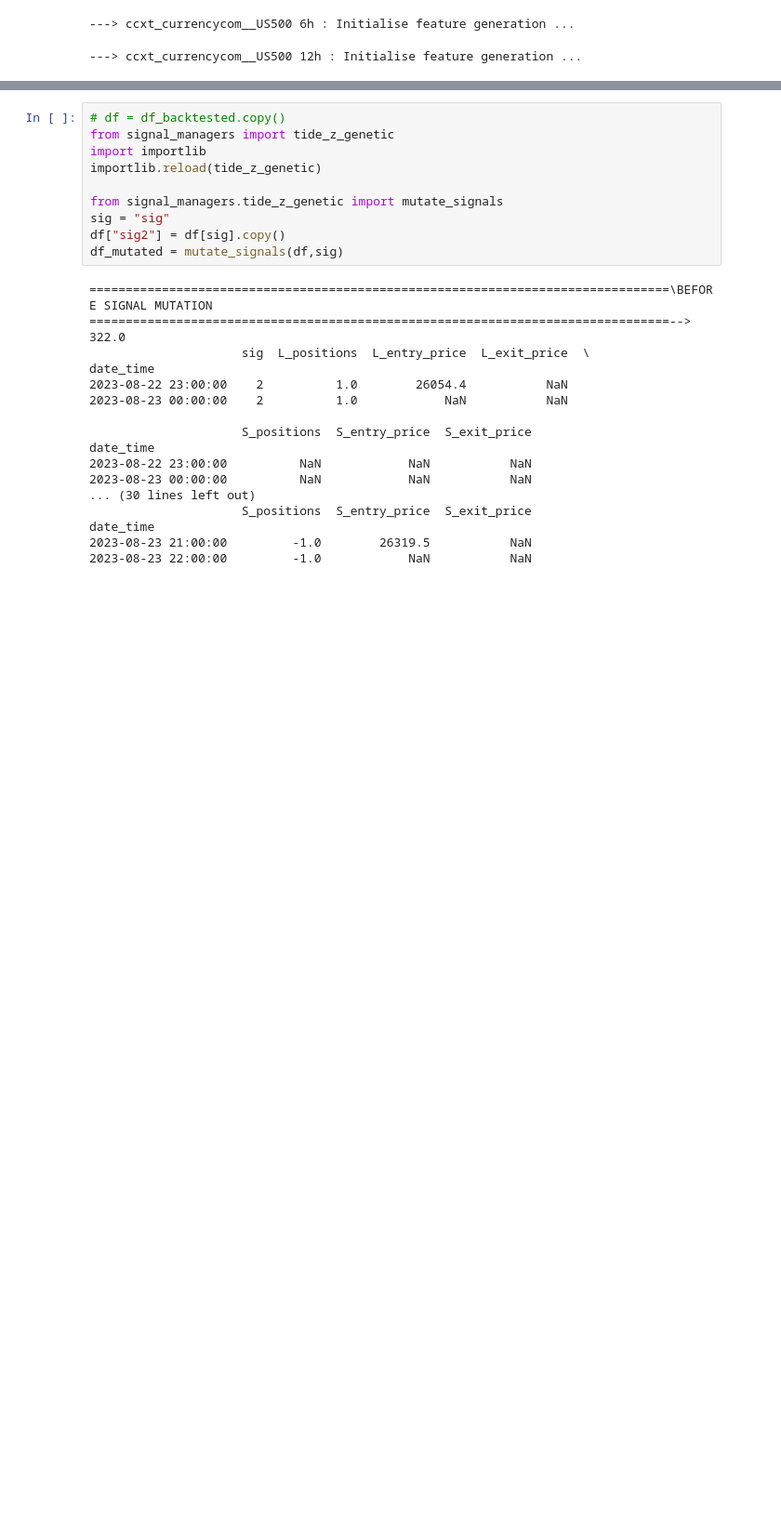
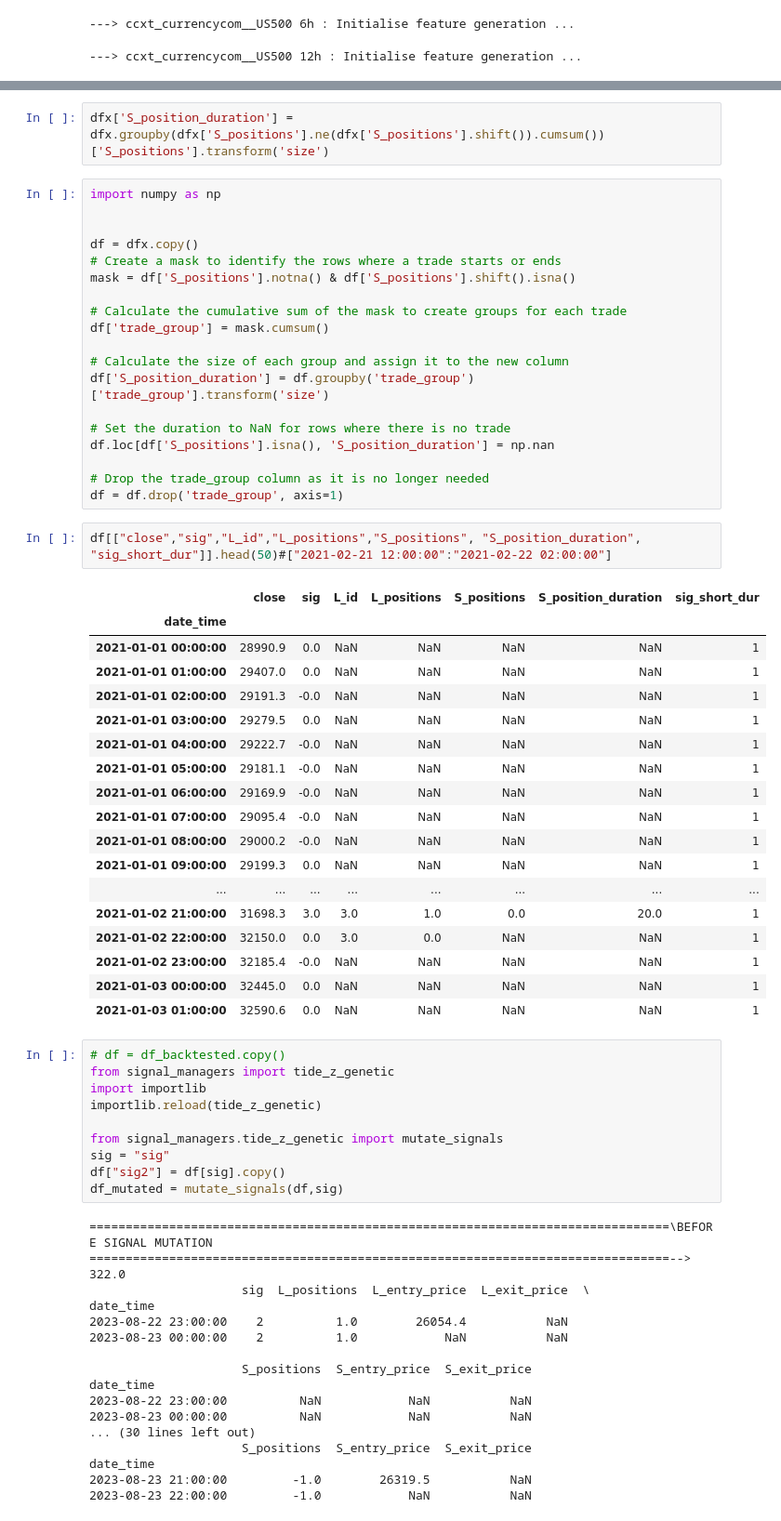
Before and after one commit to shaikrezashafiqbSA/Quantitative-Data-Analysis-and-Prediction, a Jupyter notebook: BTC_Z_Tide.ipynb, the cells around one changed output, grey strips where cells are left out. Shown at 93% size. Cells and saved outputs as stored; diff of their text form; blank space fills up the shorter version.

```diff
--- a/BTC_Z_Tide.ipynb
+++ b/BTC_Z_Tide.ipynb
@@ -777,3 +852,45 @@ df_backtested, df_trades, df_summary = objective_function(df_to_trade,
+# %%
+dfx['S_position_duration'] = dfx.groupby(dfx['S_positions'].ne(dfx['S_positions'].shift()).cumsum())['S_positions'].transform('size')
+# %%
+import numpy as np
+
+
+df = dfx.copy()
+# Create a mask to identify the rows where a trade starts or ends
+mask = df['S_positions'].notna() & df['S_positions'].shift().isna()
+
+# Calculate the cumulative sum of the mask to create groups for each trade
+df['trade_group'] = mask.cumsum()
+
+# Calculate the size of each group and assign it to the new column
+df['S_position_duration'] = df.groupby('trade_group')['trade_group'].transform('size')
+
+# Set the duration to NaN for rows where there is no trade
+df.loc[df['S_positions'].isna(), 'S_position_duration'] = np.nan
+
+# Drop the trade_group column as it is no longer needed
+df = df.drop('trade_group', axis=1)
+# %%
+df[["close","sig","L_id","L_positions","S_positions", "S_position_duration", "sig_short_dur"]].head(50)#["2021-02-21 12:00:00":"2021-02-22 02:00:00"]
+# %% [output]
+|  | close | sig | L_id | L_positions | S_positions | S_position_duration | sig_short_dur |
+| date_time |  |  |  |  |  |  |  |
+| 2021-01-01 00:00:00 | 28990.9 | 0.0 | NaN | NaN | NaN | NaN | 1 |
+| 2021-01-01 01:00:00 | 29407.0 | 0.0 | NaN | NaN | NaN | NaN | 1 |
+| 2021-01-01 02:00:00 | 29191.3 | -0.0 | NaN | NaN | NaN | NaN | 1 |
+| 2021-01-01 03:00:00 | 29279.5 | 0.0 | NaN | NaN | NaN | NaN | 1 |
+| 2021-01-01 04:00:00 | 29222.7 | -0.0 | NaN | NaN | NaN | NaN | 1 |
+| 2021-01-01 05:00:00 | 29181.1 | -0.0 | NaN | NaN | NaN | NaN | 1 |
+| 2021-01-01 06:00:00 | 29169.9 | -0.0 | NaN | NaN | NaN | NaN | 1 |
+| 2021-01-01 07:00:00 | 29095.4 | -0.0 | NaN | NaN | NaN | NaN | 1 |
+| 2021-01-01 08:00:00 | 29000.2 | -0.0 | NaN | NaN | NaN | NaN | 1 |
+| 2021-01-01 09:00:00 | 29199.3 | 0.0 | NaN | NaN | NaN | NaN | 1 |
+| ... | ... | ... | ... | ... | ... | ... | ... |
+| 2021-01-02 21:00:00 | 31698.3 | 3.0 | 3.0 | 1.0 | 0.0 | 20.0 | 1 |
+| 2021-01-02 22:00:00 | 32150.0 | 0.0 | 3.0 | 0.0 | NaN | NaN | 1 |
+| 2021-01-02 23:00:00 | 32185.4 | -0.0 | NaN | NaN | NaN | NaN | 1 |
+| 2021-01-03 00:00:00 | 32445.0 | 0.0 | NaN | NaN | NaN | NaN | 1 |
+| 2021-01-03 01:00:00 | 32590.6 | 0.0 | NaN | NaN | NaN | NaN | 1 |
 # %%
 # df = df_backtested.copy()
 from signal_managers import tide_z_genetic
```
Also changed, not shown: parts of 13 cells of this notebook, 8 other files.
